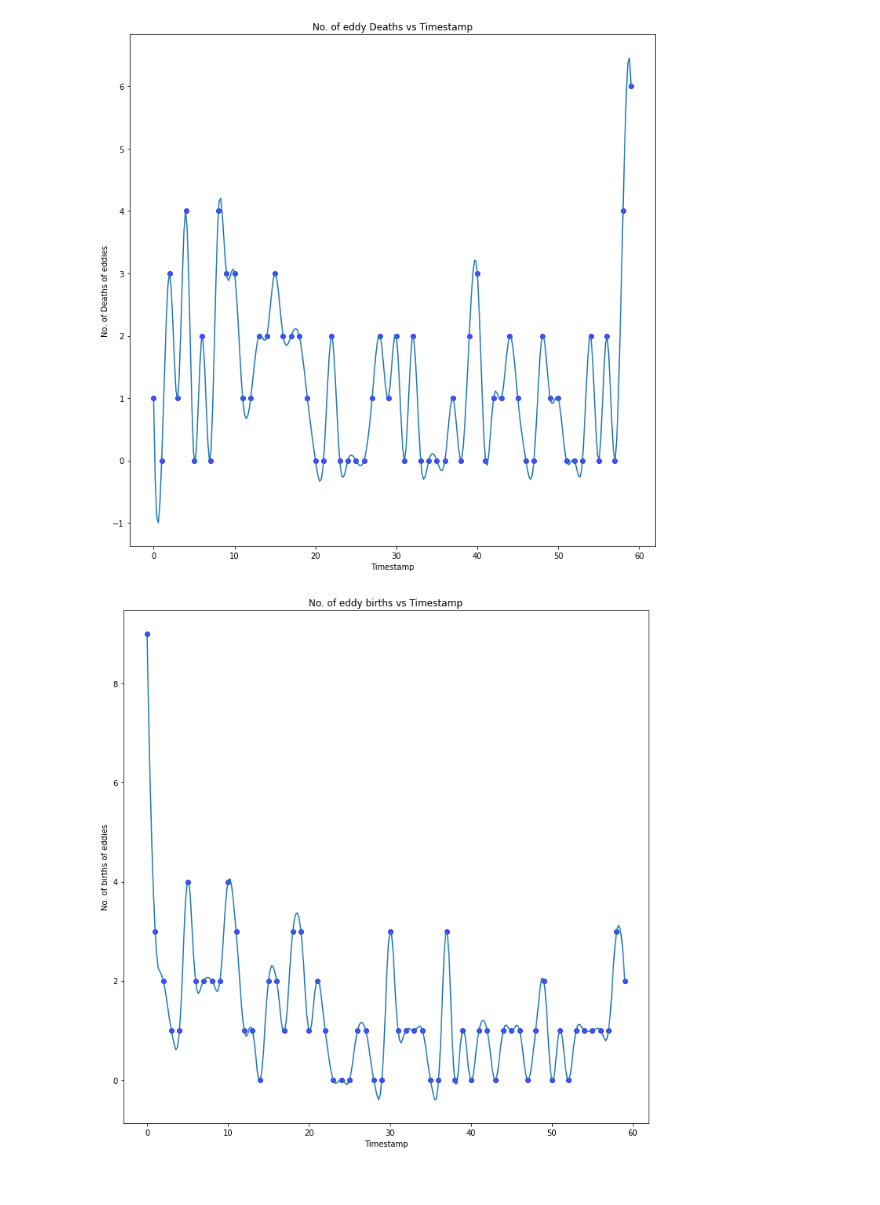
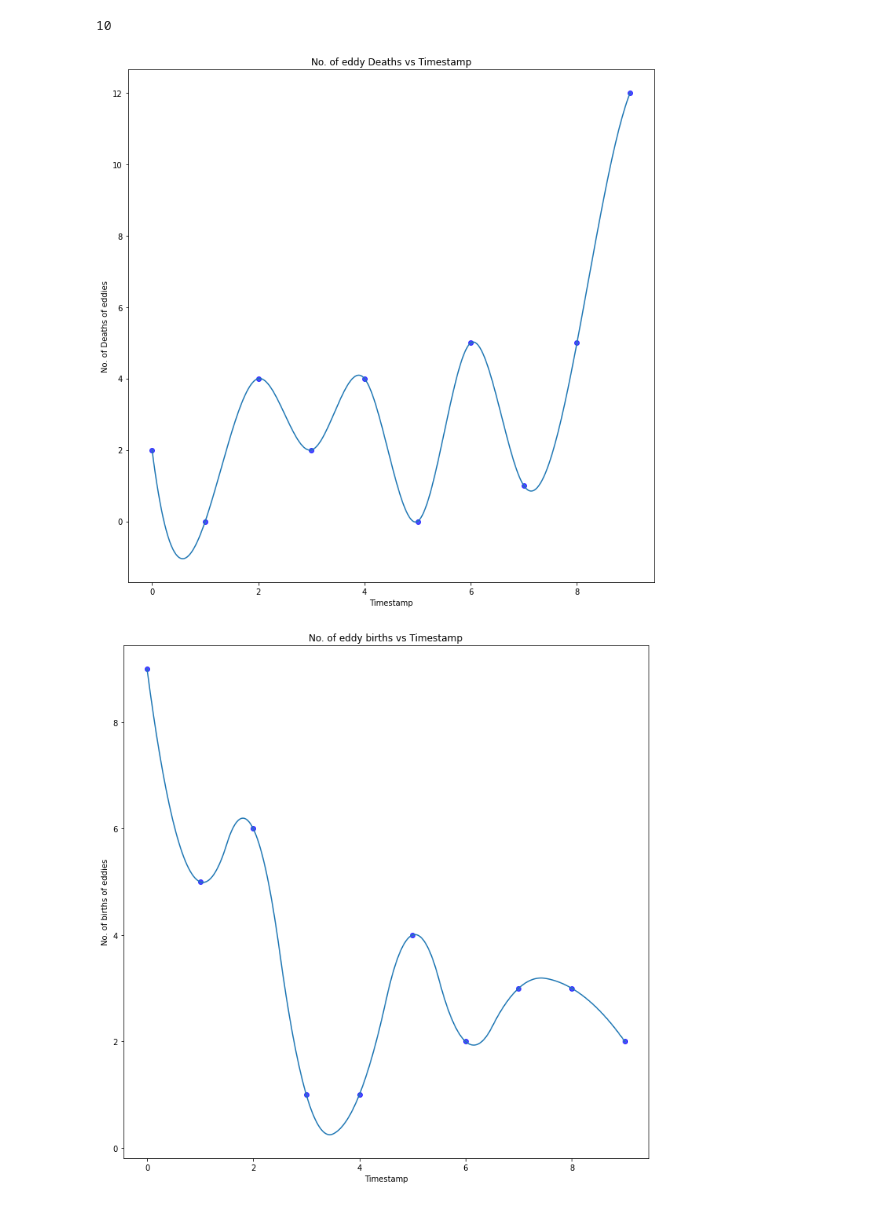
Before and after one commit to Kadam-Tushar/Eddy-Analyser, a Jupyter notebook: python/Eddy_Tracking.ipynb, the cells around one changed output. Cells and saved outputs as stored; diff of their text form; code cells hidden in the pictures.

```diff
--- a/python/Eddy_Tracking.ipynb
+++ b/python/Eddy_Tracking.ipynb
@@ -30,5 +34,8 @@ cv2_imshow(copy)
 [figure]
 # %%
+"""Generating feature list like centroid, shape , area for each detected eddy
+ to compare it with same eddy in next timestamp. """
+
 cap = cv2.VideoCapture("Images/Ensemble1Timestep%02d.png",cv2.CAP_IMAGES)
 limit = 0
 # time - index of contour - [centroid(x,y),contours]
@@ -57,21 +64,12 @@ while cap.isOpened() and limit < 10 :
         cx = int(M['m10']/M['m00'])
         cy = int(M['m01']/M['m00'])
         features.append([cx,cy,cv2.contourArea(c)])
-        #print("contour area ",cv2.contourArea(c),(cx,cy))
+
       cv2.putText(frame, str(cx)+","+str(cy), (x, y-10), cv2.FONT_HERSHEY_SIMPLEX, 0.3, (36,255,12), 2)
-      # x,y,w,h = cv2.boundingRect(c)
-      # print(c.shape)
-      # ROI = image[y:y+h, x:x+w]
-      # #cv2.imwrite('ROI_{}.png'.format(ROI_number), ROI)
-      # cv2.rectangle(frame,(x,y),(x+w,y+h),(255,0,0),1)
 
-      # ROI_number += 1
     eddy_features.append(features)
-    print(limit)
-    cv2_imshow(frame)
+
+
 
     if cv2.waitKey(50) & 0xFF == ord('q'):
         break
-
-
-   #print(frame.shape)
@@ -80,4 +76,6 @@ NameError: ignored
 # %%
+""" Generating graph of eddies by treating nodes as eddy center and there is edge between nodes if
+ if they are same eddies """
 graph  = []
 for centroid_list in eddy_features:
   l=[[] for i in range(len(centroid_list))]
@@ -99,9 +97,6 @@ for i in range(len(graph)):
         if np.linalg.norm(curr-nxt) <= thresh and abs(nxt_area - curr_area) <= 200.0  :
           graph[i][j].append(k)
 
-
+print("Eddies related to first timestep nodes")
 print(graph[0])
-print("orig vert ",eddy_features[0][6])
-for adj in graph[0][6] :
-  print(eddy_features[1][adj])
 # %% [output]
@@ -136,4 +132,9 @@ NameError: ignored
 # %%
+"""
+Generating stastics like deaths/births and splits / merges using graph traversal algorithms like
+DFS and BFS
+"""
+
 #Life Span Distribution (# Eddies vs eddy life in days)
 # Radii distribuition
 
@@ -211,8 +212,9 @@ for i in range(len(graph)):
 
 from scipy.interpolate import make_interp_spline, BSpline
 import matplotlib.pyplot as plt
-xold = [i for i in range(60)]
+xold = [i for i in range(10)]
 xnew = np.linspace(min(xold), max(xold), 300)
+print(len(deaths))
 spl = make_interp_spline(xold, deaths, k=3)  # type: BSpline
 deaths_smooth = spl(xnew)
 fig = plt.figure(figsize=(12,12))
@@ -227,7 +229,7 @@ plt.show()
 
 from scipy.interpolate import make_interp_spline, BSpline
 import matplotlib.pyplot as plt
-xold = [i for i in range(60)]
+xold = [i for i in range(10)]
 xnew = np.linspace(min(xold), max(xold), 300)
 spl = make_interp_spline(xold, births, k=2)  # type: BSpline
 births_smooth = spl(xnew)
@@ -243,34 +245,35 @@ plt.show()
 
 from scipy.interpolate import make_interp_spline, BSpline
 import matplotlib.pyplot as plt
-xold = [i for i in range(60)]
+xold = [i for i in range(10)]
 xnew = np.linspace(min(xold), max(xold), 300)
 spl = make_interp_spline(xold, splits, k=1)  # type: BSpline
 splits_smooth = spl(xnew)
 fig = plt.figure(figsize=(12,12))
 plt.plot(xnew, splits_smooth)
 plt.scatter(xold,splits,c='b',alpha=0.7)
 plt.xlabel("Timestamp")
 plt.ylabel("No. of splits of eddies")
 plt.title("No. of eddy splits vs Timestamp")
 fig.savefig('eddy_splits_vs_timestamp.png')
 plt.show()
 
 
 from scipy.interpolate import make_interp_spline, BSpline
 import matplotlib.pyplot as plt
-xold = [i for i in range(60)]
+xold = [i for i in range(10)]
 xnew = np.linspace(min(xold), max(xold), 300)
 spl = make_interp_spline(xold, merges, k=1)  # type: BSpline
 merges_smooth = spl(xnew)
 fig = plt.figure(figsize=(12,12))
 plt.plot(xnew, merges_smooth)
 plt.scatter(xold,merges,c='b',alpha=0.7)
 plt.xlabel("Timestamp")
 plt.ylabel("No. of merges of eddies")
 plt.title("No. of eddy merges vs Timestamp")
 fig.savefig('merges_vs_timestamp.png')
 plt.show()
 # %% [output]
+10
-[figure, old version]
+[figure, new version]
-[figure, old version]
+[figure, new version]
```
Also changed, not shown: parts of 6 cells of this notebook, 1 other file.
